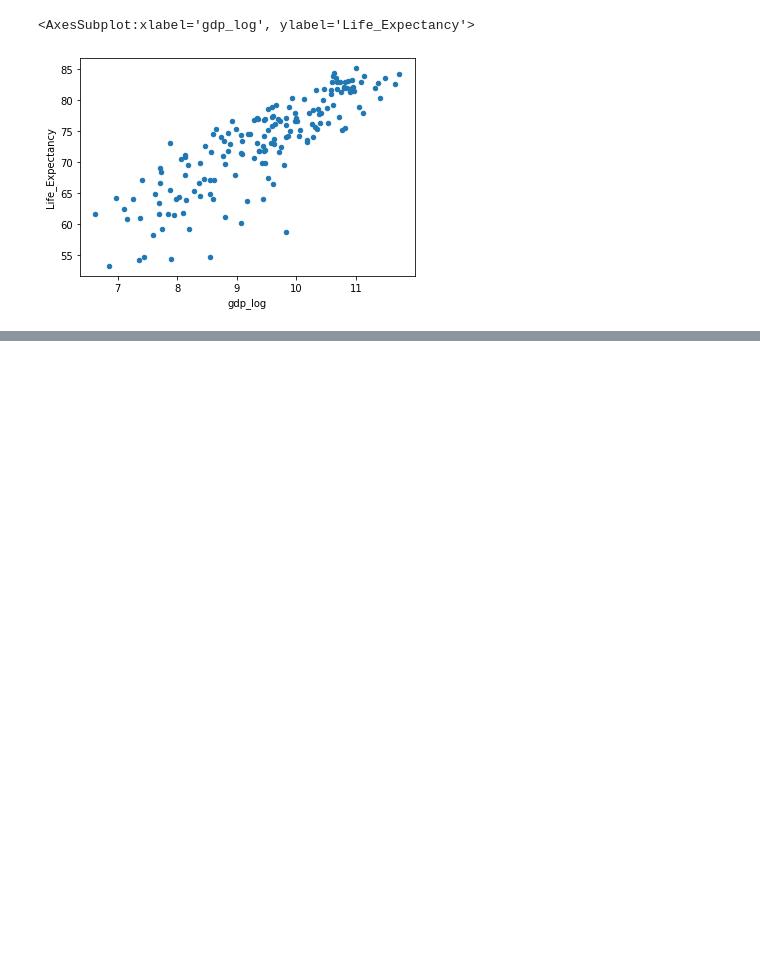
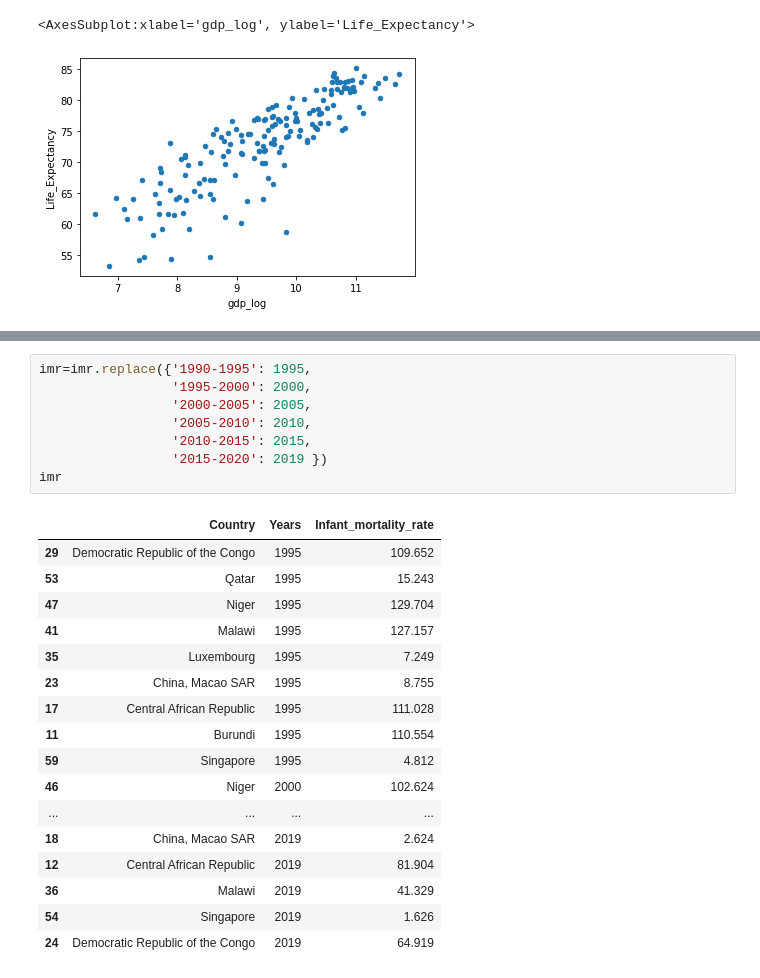
Before and after one commit to nss-data-science-cohort-6/un_data_question-RodNSS, a Jupyter notebook: notebooks/UN_Data_Exploration.ipynb, the cells around one changed output, grey strips where cells are left out. Cells and saved outputs as stored; diff of their text form; blank space fills up the shorter version.

```diff
--- a/notebooks/UN_Data_Exploration.ipynb
+++ b/notebooks/UN_Data_Exploration.ipynb
@@ -594,0 +547,26 @@ le.show()
+# %%
+imr=imr.replace({'1990-1995': 1995,
+                 '1995-2000': 2000,
+                 '2000-2005': 2005,
+                 '2005-2010': 2010,
+                 '2010-2015': 2015,
+                 '2015-2020': 2019 })
+imr
+# %% [output]
+|  | Country | Years | Infant_mortality_rate |
+| 29 | Democratic Republic of the Congo | 1995 | 109.652 |
+| 53 | Qatar | 1995 | 15.243 |
+| 47 | Niger | 1995 | 129.704 |
+| 41 | Malawi | 1995 | 127.157 |
+| 35 | Luxembourg | 1995 | 7.249 |
+| 23 | China, Macao SAR | 1995 | 8.755 |
+| 17 | Central African Republic | 1995 | 111.028 |
+| 11 | Burundi | 1995 | 110.554 |
+| 59 | Singapore | 1995 | 4.812 |
+| 46 | Niger | 2000 | 102.624 |
+| ... | ... | ... | ... |
+| 18 | China, Macao SAR | 2019 | 2.624 |
+| 12 | Central African Republic | 2019 | 81.904 |
+| 36 | Malawi | 2019 | 41.329 |
+| 54 | Singapore | 2019 | 1.626 |
+| 24 | Democratic Republic of the Congo | 2019 | 64.919 |
```
Also changed, not shown: parts of 21 cells of this notebook.
